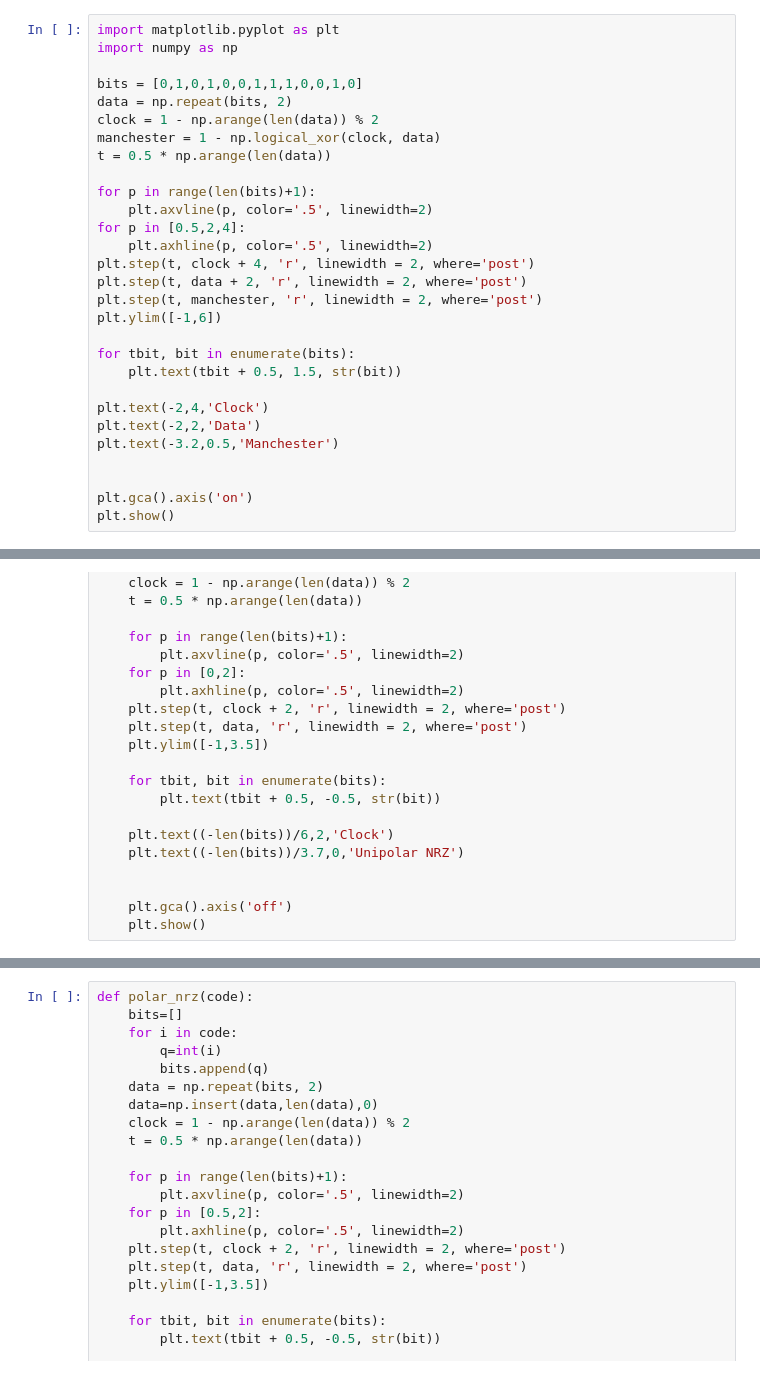
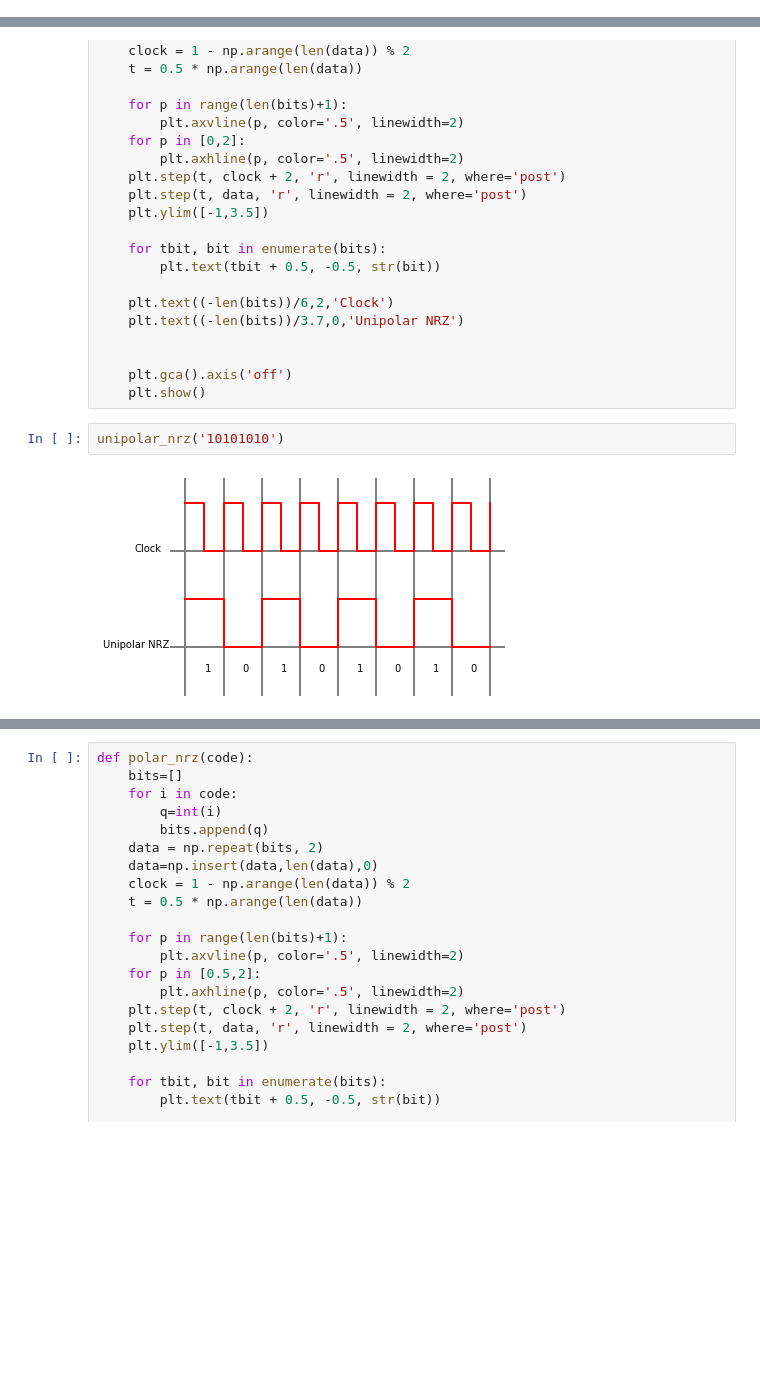
Before and after one commit to RapidCompiler/pydigital, a Jupyter notebook: linecoding.ipynb, the cells around one changed output, grey strips where cells are left out. Saved outputs shown, nothing was run; the diff lists cells and outputs as text; blank space fills up the shorter version.

Commit message:
all done except diff manchester

```diff
--- a/linecoding.ipynb
+++ b/linecoding.ipynb
@@ -1,29 +0,0 @@
-# %%
-import matplotlib.pyplot as plt
-import numpy as np
-
-bits = [0,1,0,1,0,0,1,1,1,0,0,1,0]
-data = np.repeat(bits, 2)
-clock = 1 - np.arange(len(data)) % 2
-manchester = 1 - np.logical_xor(clock, data)
-t = 0.5 * np.arange(len(data))
-
-for p in range(len(bits)+1):
-    plt.axvline(p, color='.5', linewidth=2)
-for p in [0.5,2,4]:
-    plt.axhline(p, color='.5', linewidth=2)
-plt.step(t, clock + 4, 'r', linewidth = 2, where='post')
-plt.step(t, data + 2, 'r', linewidth = 2, where='post')
-plt.step(t, manchester, 'r', linewidth = 2, where='post')
-plt.ylim([-1,6])
-
-for tbit, bit in enumerate(bits):
-    plt.text(tbit + 0.5, 1.5, str(bit))
-
-plt.text(-2,4,'Clock')
-plt.text(-2,2,'Data')
-plt.text(-3.2,0.5,'Manchester')
-
-
-plt.gca().axis('on')
-plt.show()
@@ -86,3 +42,7 @@ def unipolar_nrz(code):
 
     plt.gca().axis('off')
     plt.show()
+# %%
+unipolar_nrz('10101010')
+# %% [output]
+[figure, added]
```
Also changed, not shown: parts of 19 cells of this notebook.
